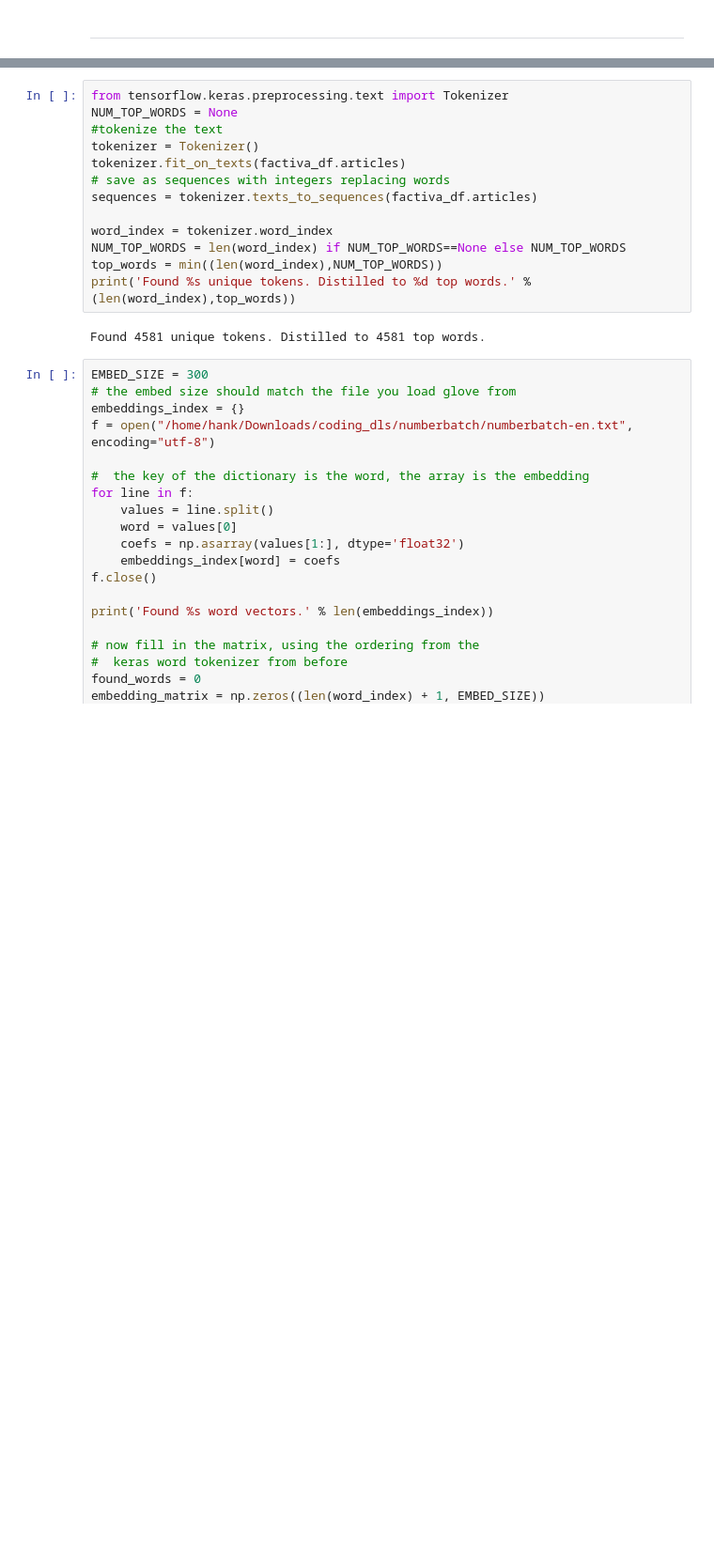
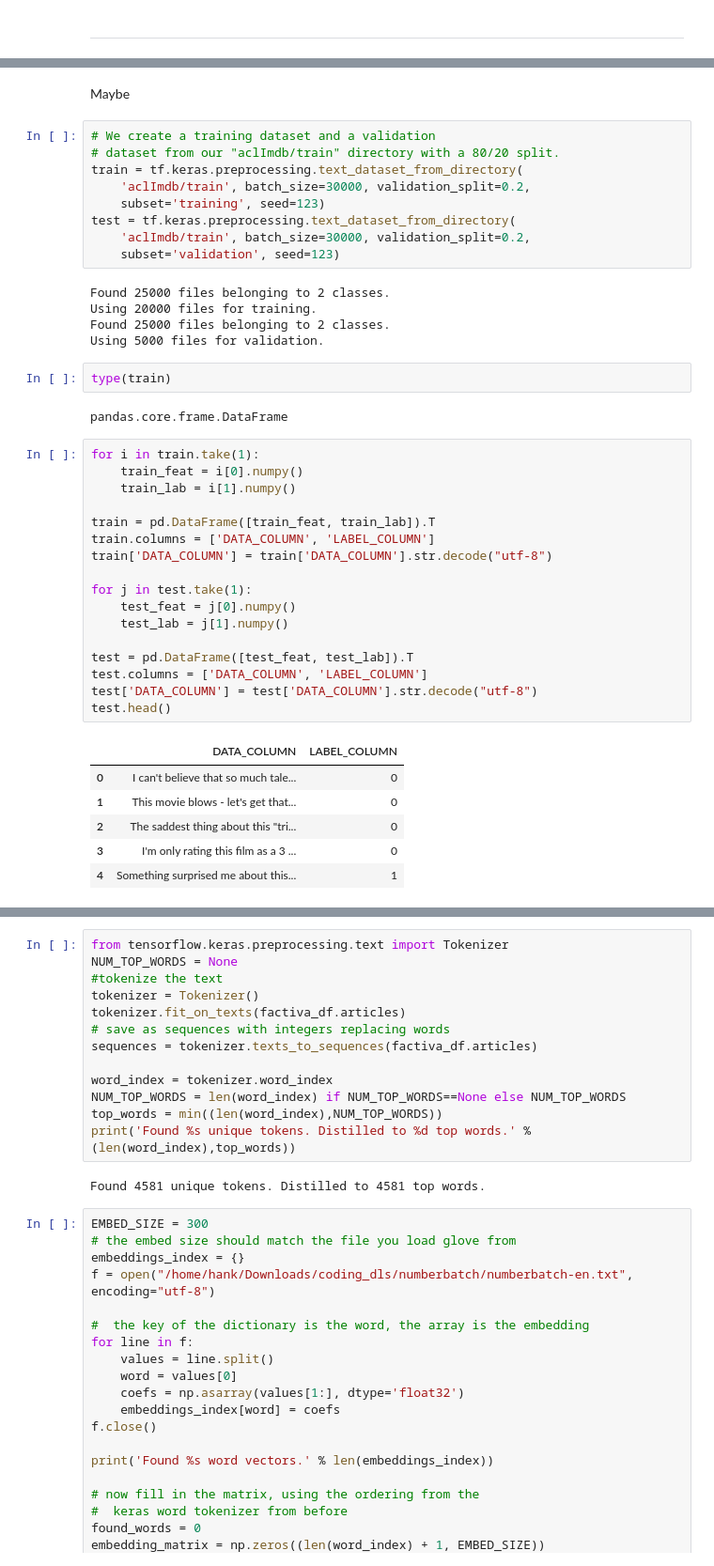
Before and after one commit to HenryDorsey/EaddyProject, a Jupyter notebook: eaddy_io.ipynb, the cells around one changed output, grey strips where cells are left out. Shown: that part at 94% size. Saved outputs shown, nothing was run; the diff lists cells and outputs as text; blank space fills up the shorter version.

```diff
--- a/eaddy_io.ipynb
+++ b/eaddy_io.ipynb
@@ -625,0 +840,44 @@ min(df['created_at'])
+# %% [markdown]
+Maybe
+# %%
+# We create a training dataset and a validation
+# dataset from our "aclImdb/train" directory with a 80/20 split.
+train = tf.keras.preprocessing.text_dataset_from_directory(
+    'aclImdb/train', batch_size=30000, validation_split=0.2,
+    subset='training', seed=123)
+test = tf.keras.preprocessing.text_dataset_from_directory(
+    'aclImdb/train', batch_size=30000, validation_split=0.2,
+    subset='validation', seed=123)
+# %% [output]
+Found 25000 files belonging to 2 classes.
+Using 20000 files for training.
+Found 25000 files belonging to 2 classes.
+Using 5000 files for validation.
+# %%
+type(train)
+# %% [output]
+pandas.core.frame.DataFrame
+# %%
+for i in train.take(1):
+    train_feat = i[0].numpy()
+    train_lab = i[1].numpy()
+
+train = pd.DataFrame([train_feat, train_lab]).T
+train.columns = ['DATA_COLUMN', 'LABEL_COLUMN']
+train['DATA_COLUMN'] = train['DATA_COLUMN'].str.decode("utf-8")
+
+for j in test.take(1):
+    test_feat = j[0].numpy()
+    test_lab = j[1].numpy()
+
+test = pd.DataFrame([test_feat, test_lab]).T
+test.columns = ['DATA_COLUMN', 'LABEL_COLUMN']
+test['DATA_COLUMN'] = test['DATA_COLUMN'].str.decode("utf-8")
+test.head()
+# %% [output]
+|  | DATA_COLUMN | LABEL_COLUMN |
+| 0 | I can't believe that so much tale... | 0 |
+| 1 | This movie blows - let's get that... | 0 |
+| 2 | The saddest thing about this "tri... | 0 |
+| 3 | I'm only rating this film as a 3 ... | 0 |
+| 4 | Something surprised me about this... | 1 |
```
Also changed, not shown: parts of 34 cells of this notebook, 5 other files.
